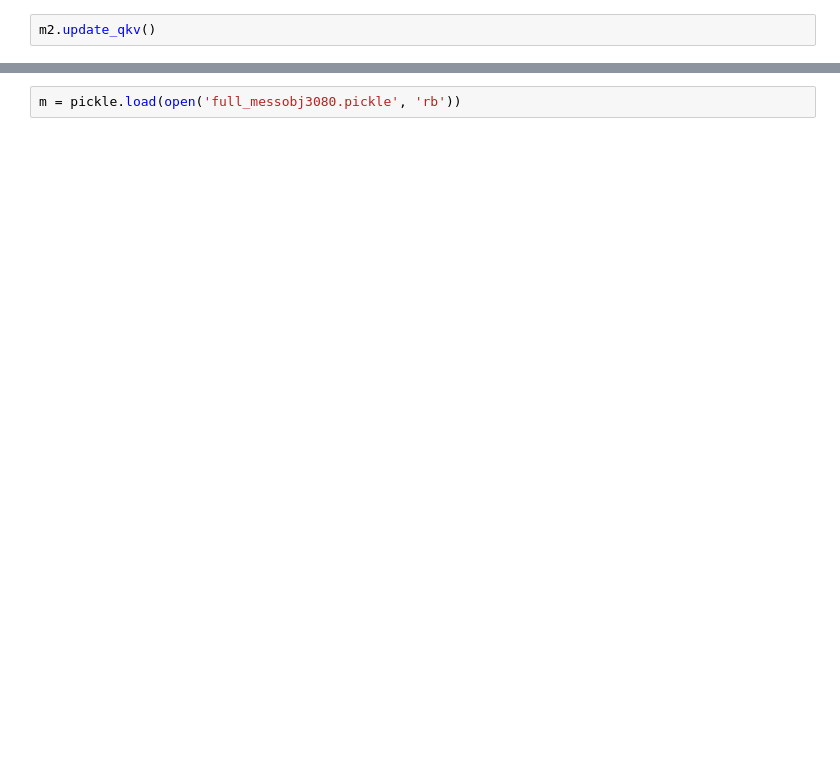
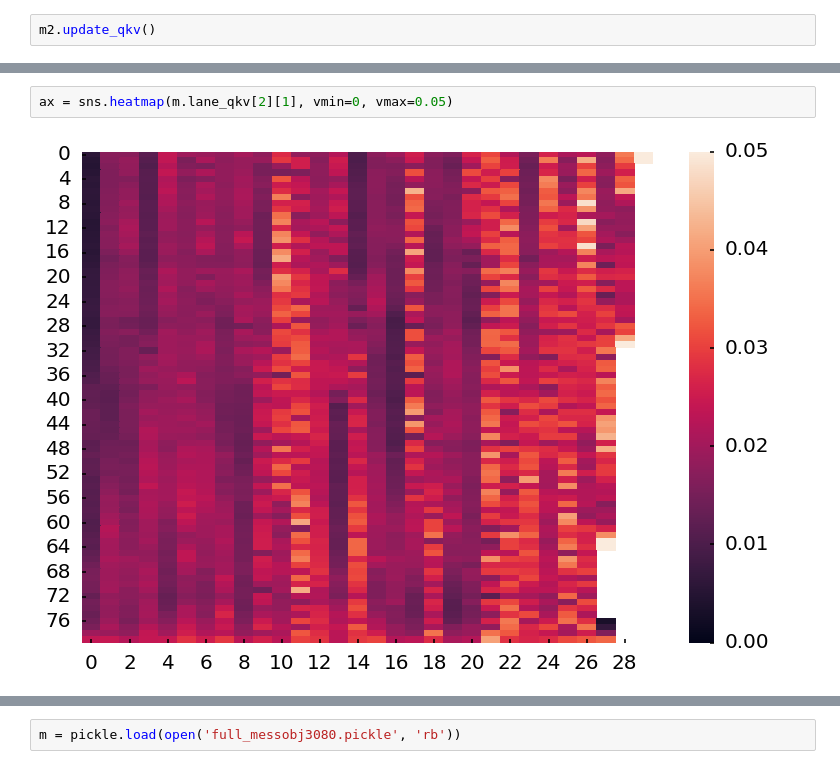
Before and after one commit to Lemma1/NGSIM-interface, a Jupyter notebook: src/test_ngism_lib.ipynb, the cells around one changed output, grey strips where cells are left out. Cells and saved outputs as stored; diff of their text form; blank space fills up the shorter version.

```diff
--- a/src/test_ngism_lib.ipynb
+++ b/src/test_ngism_lib.ipynb
@@ -188,0 +193,4 @@ ax = sns.heatmap(m3.lane_qkv[5][2], vmin=0, vmax=0.05)
+# %%
+ax = sns.heatmap(m.lane_qkv[2][1], vmin=0, vmax=0.05)
+# %% [output]
+[figure, added]
```
Also changed, not shown: parts of 8 cells of this notebook, 2 other files.
